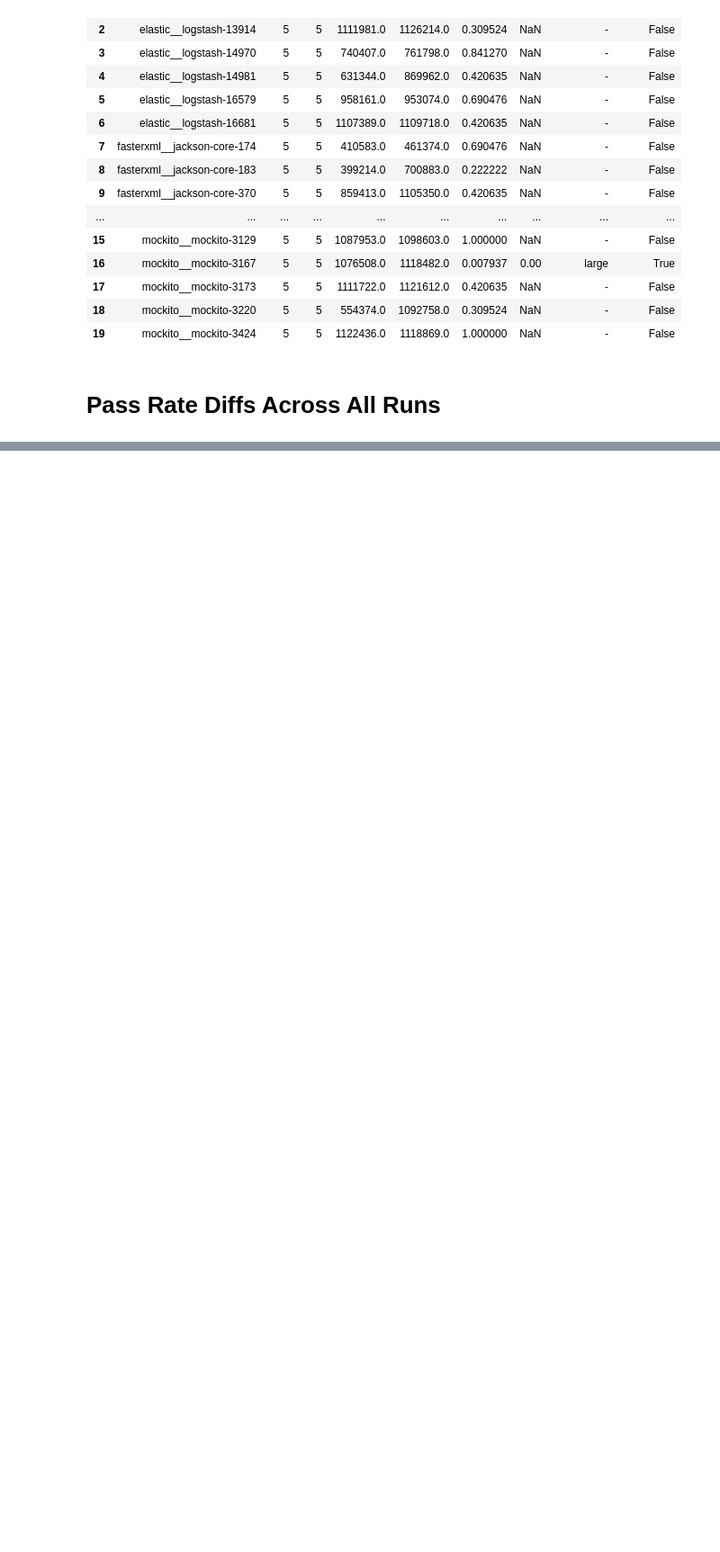
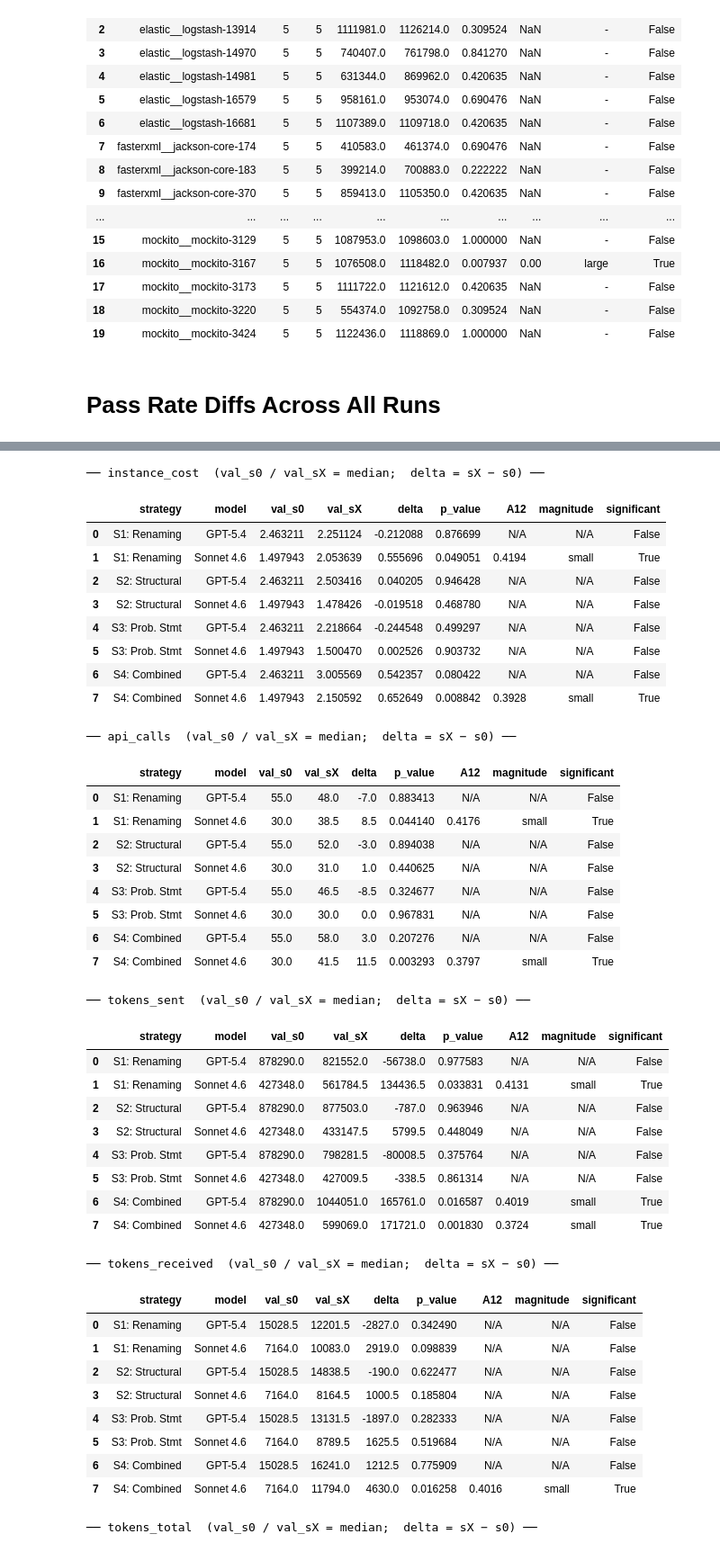
Before and after one commit to Vladislav0Art/thesis-metamorphic-eval, a Jupyter notebook: scripts/analysis.ipynb, the cells around one changed output, grey strips where cells are left out. Shown at 90% size. Drawn from its saved outputs; the diff is of its cells as text; code cells hidden in the pictures; blank space fills up the shorter version.

Commit message:
feat(analysis.ipynb): calculate cross compare tables with metric diffs (all strategies/models)

```diff
--- a/scripts/analysis.ipynb
+++ b/scripts/analysis.ipynb
@@ -44,8 +45,10 @@ LABEL_A = "s0-original (GPT-5.4)"
 LABEL_B = "s4-combined (GPT-5.4)"
 
 FILTER_BY_INSTANCE_IDS = False
-# Filter to a specific subset of instances (set None to no-op)
-INSTANCE_IDS = [
+
+# The 20 common benchmark IDs used across all experiments.
+# Always kept (regardless of FILTER_BY_INSTANCE_IDS) for use in the cross-eval table.
+_BENCHMARK_20_IDS = [
     'alibaba__fastjson2-82',
     'apache__dubbo-11781',
     'elastic__logstash-16681',
@@ -67,6 +70,9 @@ INSTANCE_IDS = [
     'mockito__mockito-3167',
     'mockito__mockito-3129',
 ]
+
+# Filter to a specific subset of instances (set None to no-op)
+INSTANCE_IDS = _BENCHMARK_20_IDS
 if FILTER_BY_INSTANCE_IDS is False:
     print("No filtering by instance IDs")
     INSTANCE_IDS = None # disable filtering by instance IDs (use all instances)
@@ -378,0 +337,70 @@ entries: List[ComparisonEntry] = [
+# %%
+_BASE = "/Users/vartiukhov/dev/studies/hse/thesis/thesis-metamorphic-eval/artifacts/results/eval"
+
+CROSS_EVAL_ENTRIES = [
+    # s1-renaming
+    # (strategy_label,       model_label,      dir_s0,                                              dir_sX)
+    ("S1: Renaming",   "GPT-5.4",    f"{_BASE}/s0-original/java_20_gpt5.4_cost_3.0_runs_5",    f"{_BASE}/s1-renaming/java_20_s1_3rd_gpt5.4_cost_3.0_runs_5"),
+    ("S1: Renaming",   "Sonnet 4.6", f"{_BASE}/s0-original/java_20_sonnet4.6_cost_3.0_runs_5", f"{_BASE}/s1-renaming/java_20_s1_2nd_sonnet4.6_cost_3.0_runs_5"),
+    # s2-stractural
+    ("S2: Structural", "GPT-5.4",    f"{_BASE}/s0-original/java_20_gpt5.4_cost_3.0_runs_5",    f"{_BASE}/s2-structural/java_20_s2_gpt5.4_cost_3.0_runs_5"),
+    ("S2: Structural", "Sonnet 4.6", f"{_BASE}/s0-original/java_20_sonnet4.6_cost_3.0_runs_5", f"{_BASE}/s2-structural/java_20_s2_sonnet4.6_cost_3.0_runs_5"),
+    # s3-problem-statement
+    # S3/GPT-5.4: 47-benchmark run — filtered to the 20 common IDs via instance_ids
+    # TODO(s3-problem-statement): replace java_47_s3_gpt5.4 with eval over 20 benchmarks
+    ("S3: Prob. Stmt", "GPT-5.4",    f"{_BASE}/s0-original/java_20_gpt5.4_cost_3.0_runs_5",    f"{_BASE}/s3-problem-statement/java_47_s3_gpt5.4_cost_3.0_runs_5"),
+    ("S3: Prob. Stmt", "Sonnet 4.6", f"{_BASE}/s0-original/java_20_sonnet4.6_cost_3.0_runs_5", f"{_BASE}/s3-problem-statement/java_20_s3_sonnet4.6_cost_3.0_runs_5"),
+    # s4-combined
+    ("S4: Combined",   "GPT-5.4",    f"{_BASE}/s0-original/java_20_gpt5.4_cost_3.0_runs_5",    f"{_BASE}/s4-combined/java_20_s4_gpt5.4_cost_3.0_runs_5"),
+    ("S4: Combined",   "Sonnet 4.6", f"{_BASE}/s0-original/java_20_sonnet4.6_cost_3.0_runs_5", f"{_BASE}/s4-combined/java_20_s4_sonnet4.6_cost_3.0_runs_5"),
+]
+# %%
+# ── Agent metric comparisons ──────────────────────────────────────────────────
+for _metric in ("instance_cost", "api_calls", "tokens_sent", "tokens_received", "tokens_total"):
+    _df = build_cross_eval_comparison_df(
+        CROSS_EVAL_ENTRIES, metric=_metric, instance_ids=_BENCHMARK_20_IDS
+    )
+    print(f"\n── {_metric}  (val_s0 / val_sX = median;  delta = sX − s0) ──")
+    display(_df)
+# %% [output]
+── instance_cost  (val_s0 / val_sX = median;  delta = sX − s0) ──
+|  | strategy | model | val_s0 | val_sX | delta | p_value | A12 | magnitude | significant |
+| 0 | S1: Renaming | GPT-5.4 | 2.463211 | 2.251124 | -0.212088 | 0.876699 | N/A | N/A | False |
+| 1 | S1: Renaming | Sonnet 4.6 | 1.497943 | 2.053639 | 0.555696 | 0.049051 | 0.4194 | small | True |
+| 2 | S2: Structural | GPT-5.4 | 2.463211 | 2.503416 | 0.040205 | 0.946428 | N/A | N/A | False |
+| 3 | S2: Structural | Sonnet 4.6 | 1.497943 | 1.478426 | -0.019518 | 0.468780 | N/A | N/A | False |
+| 4 | S3: Prob. Stmt | GPT-5.4 | 2.463211 | 2.218664 | -0.244548 | 0.499297 | N/A | N/A | False |
+| 5 | S3: Prob. Stmt | Sonnet 4.6 | 1.497943 | 1.500470 | 0.002526 | 0.903732 | N/A | N/A | False |
+| 6 | S4: Combined | GPT-5.4 | 2.463211 | 3.005569 | 0.542357 | 0.080422 | N/A | N/A | False |
+| 7 | S4: Combined | Sonnet 4.6 | 1.497943 | 2.150592 | 0.652649 | 0.008842 | 0.3928 | small | True |
+── api_calls  (val_s0 / val_sX = median;  delta = sX − s0) ──
+|  | strategy | model | val_s0 | val_sX | delta | p_value | A12 | magnitude | significant |
+| 0 | S1: Renaming | GPT-5.4 | 55.0 | 48.0 | -7.0 | 0.883413 | N/A | N/A | False |
+| 1 | S1: Renaming | Sonnet 4.6 | 30.0 | 38.5 | 8.5 | 0.044140 | 0.4176 | small | True |
+| 2 | S2: Structural | GPT-5.4 | 55.0 | 52.0 | -3.0 | 0.894038 | N/A | N/A | False |
+| 3 | S2: Structural | Sonnet 4.6 | 30.0 | 31.0 | 1.0 | 0.440625 | N/A | N/A | False |
+| 4 | S3: Prob. Stmt | GPT-5.4 | 55.0 | 46.5 | -8.5 | 0.324677 | N/A | N/A | False |
+| 5 | S3: Prob. Stmt | Sonnet 4.6 | 30.0 | 30.0 | 0.0 | 0.967831 | N/A | N/A | False |
+| 6 | S4: Combined | GPT-5.4 | 55.0 | 58.0 | 3.0 | 0.207276 | N/A | N/A | False |
+| 7 | S4: Combined | Sonnet 4.6 | 30.0 | 41.5 | 11.5 | 0.003293 | 0.3797 | small | True |
+── tokens_sent  (val_s0 / val_sX = median;  delta = sX − s0) ──
+|  | strategy | model | val_s0 | val_sX | delta | p_value | A12 | magnitude | significant |
+| 0 | S1: Renaming | GPT-5.4 | 878290.0 | 821552.0 | -56738.0 | 0.977583 | N/A | N/A | False |
+| 1 | S1: Renaming | Sonnet 4.6 | 427348.0 | 561784.5 | 134436.5 | 0.033831 | 0.4131 | small | True |
+| 2 | S2: Structural | GPT-5.4 | 878290.0 | 877503.0 | -787.0 | 0.963946 | N/A | N/A | False |
+| 3 | S2: Structural | Sonnet 4.6 | 427348.0 | 433147.5 | 5799.5 | 0.448049 | N/A | N/A | False |
+| 4 | S3: Prob. Stmt | GPT-5.4 | 878290.0 | 798281.5 | -80008.5 | 0.375764 | N/A | N/A | False |
+| 5 | S3: Prob. Stmt | Sonnet 4.6 | 427348.0 | 427009.5 | -338.5 | 0.861314 | N/A | N/A | False |
+| 6 | S4: Combined | GPT-5.4 | 878290.0 | 1044051.0 | 165761.0 | 0.016587 | 0.4019 | small | True |
+| 7 | S4: Combined | Sonnet 4.6 | 427348.0 | 599069.0 | 171721.0 | 0.001830 | 0.3724 | small | True |
+── tokens_received  (val_s0 / val_sX = median;  delta = sX − s0) ──
+|  | strategy | model | val_s0 | val_sX | delta | p_value | A12 | magnitude | significant |
+| 0 | S1: Renaming | GPT-5.4 | 15028.5 | 12201.5 | -2827.0 | 0.342490 | N/A | N/A | False |
+| 1 | S1: Renaming | Sonnet 4.6 | 7164.0 | 10083.0 | 2919.0 | 0.098839 | N/A | N/A | False |
+| 2 | S2: Structural | GPT-5.4 | 15028.5 | 14838.5 | -190.0 | 0.622477 | N/A | N/A | False |
+| 3 | S2: Structural | Sonnet 4.6 | 7164.0 | 8164.5 | 1000.5 | 0.185804 | N/A | N/A | False |
+| 4 | S3: Prob. Stmt | GPT-5.4 | 15028.5 | 13131.5 | -1897.0 | 0.282333 | N/A | N/A | False |
+| 5 | S3: Prob. Stmt | Sonnet 4.6 | 7164.0 | 8789.5 | 1625.5 | 0.519684 | N/A | N/A | False |
+| 6 | S4: Combined | GPT-5.4 | 15028.5 | 16241.0 | 1212.5 | 0.775909 | N/A | N/A | False |
+| 7 | S4: Combined | Sonnet 4.6 | 7164.0 | 11794.0 | 4630.0 | 0.016258 | 0.4016 | small | True |
+── tokens_total  (val_s0 / val_sX = median;  delta = sX − s0) ──
```
Also changed, not shown: parts of 6 cells of this notebook, 1 other file.
